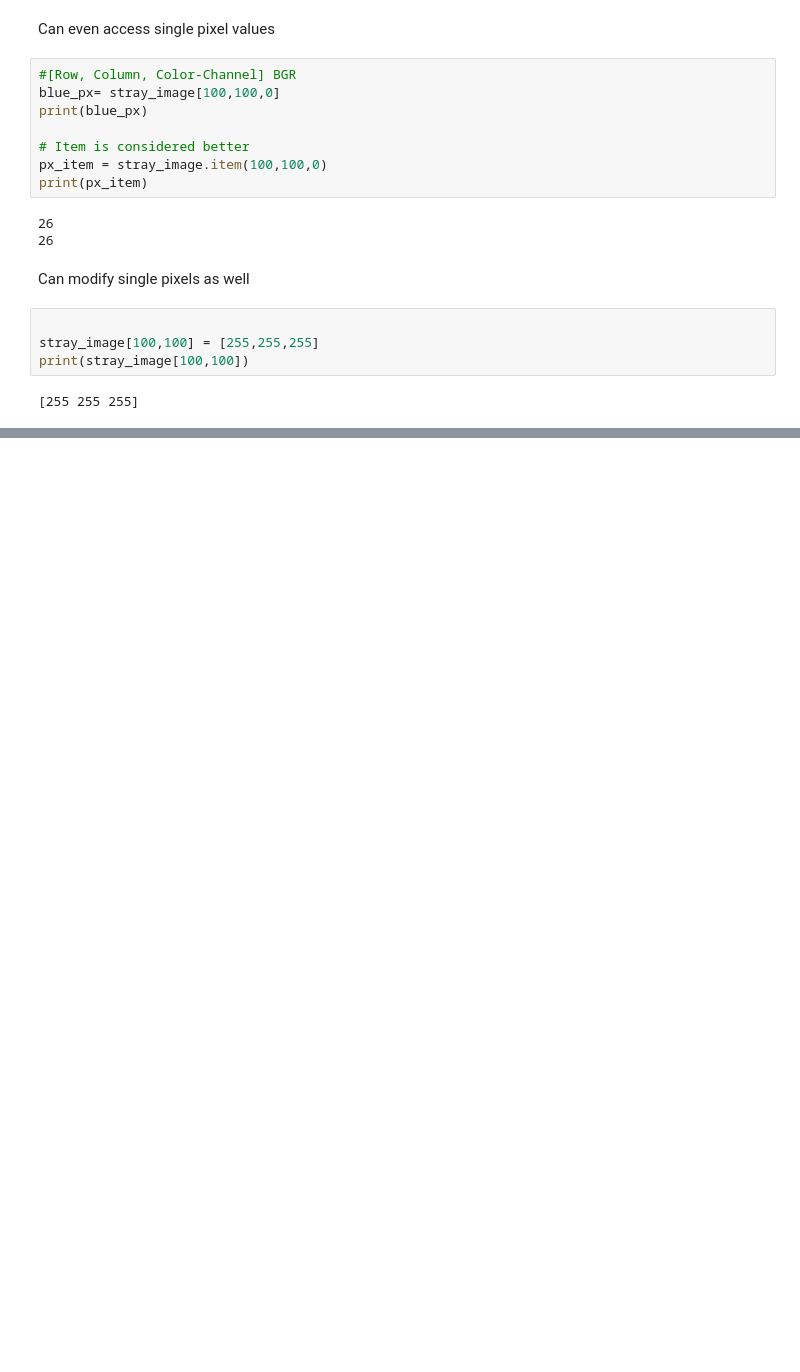
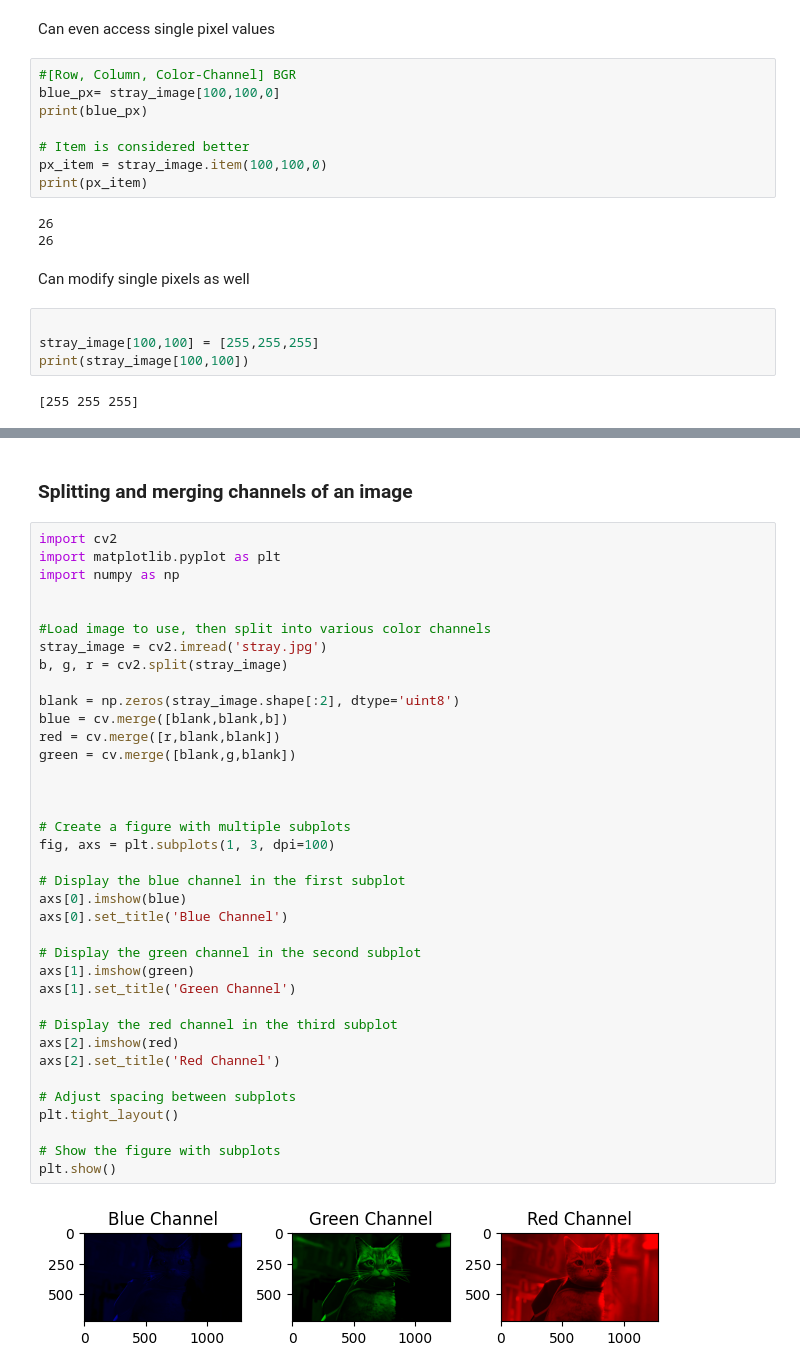
Before and after one commit to AI-am-walking-here/computer_vision, a Jupyter notebook: misc/02 core operations/main.ipynb, the cells around one changed output, grey strips where cells are left out. Saved outputs shown, nothing was run; the diff lists cells and outputs as text; blank space fills up the shorter version.

```diff
--- a/misc/02 core operations/main.ipynb
+++ b/misc/02 core operations/main.ipynb
@@ -43,0 +73,41 @@ print(stray_image[100,100])
+# %% [markdown]
+### Splitting and merging channels of an image
+# %%
+import cv2
+import matplotlib.pyplot as plt
+import numpy as np
+
+
+#Load image to use, then split into various color channels
+stray_image = cv2.imread('stray.jpg')
+b, g, r = cv2.split(stray_image)
+
+blank = np.zeros(stray_image.shape[:2], dtype='uint8')
+blue = cv.merge([blank,blank,b])
+red = cv.merge([r,blank,blank])
+green = cv.merge([blank,g,blank])
+
+
+
+# Create a figure with multiple subplots
+fig, axs = plt.subplots(1, 3, dpi=100)
+
+# Display the blue channel in the first subplot
+axs[0].imshow(blue)
+axs[0].set_title('Blue Channel')
+
+# Display the green channel in the second subplot
+axs[1].imshow(green)
+axs[1].set_title('Green Channel')
+
+# Display the red channel in the third subplot
+axs[2].imshow(red)
+axs[2].set_title('Red Channel')
+
+# Adjust spacing between subplots
+plt.tight_layout()
+
+# Show the figure with subplots
+plt.show()
+# %% [output]
+[figure, added]
```
Also changed, not shown: parts of 10 cells of this notebook.
